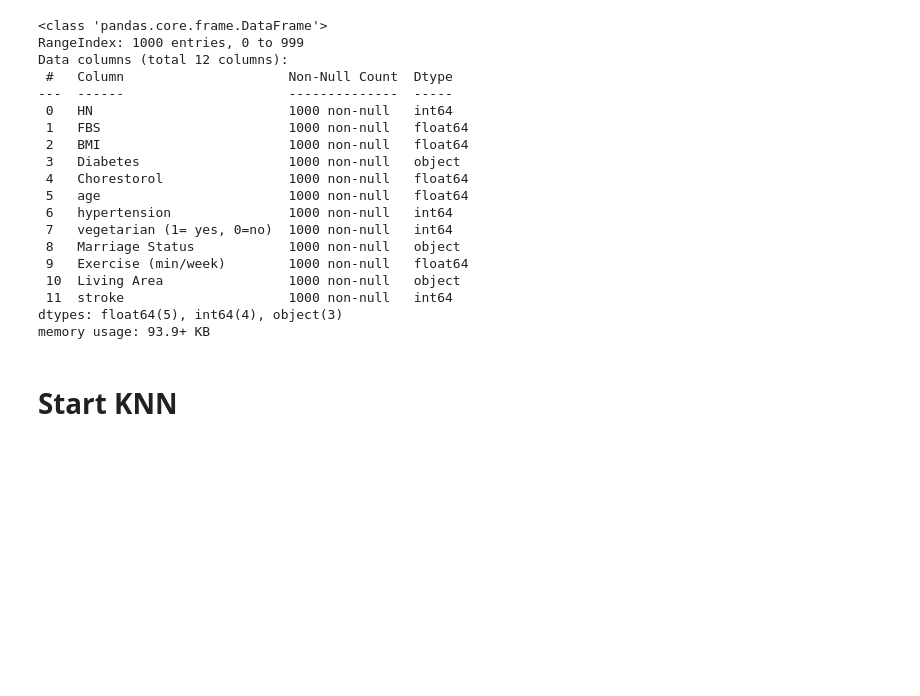
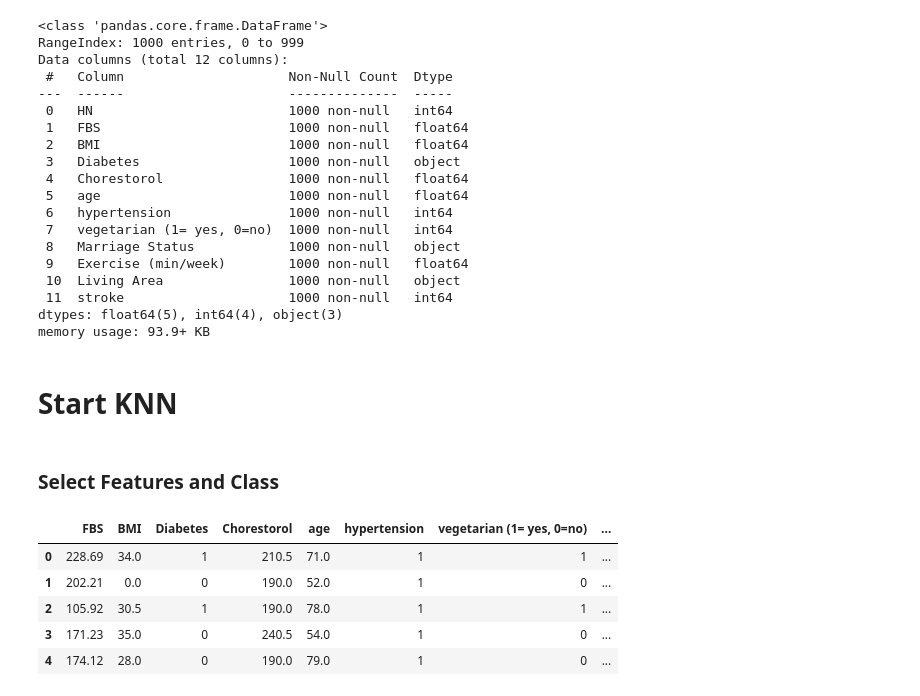
Before and after one commit to GeekWulf/AI-group-project, a Jupyter notebook: k_closest_neighbors/k_closeset_neighbors.ipynb, the cells around one changed output. Cells and saved outputs as stored; diff of their text form; code cells hidden in the pictures; blank space fills up the shorter version.

```diff
--- a/k_closest_neighbors/k_closeset_neighbors.ipynb
+++ b/k_closest_neighbors/k_closeset_neighbors.ipynb
@@ -125,3 +126,15 @@ dtypes: float64(5), int64(4), object(3)
 memory usage: 93.9+ KB
 # %% [markdown]
 # Start KNN
+# %% [markdown]
+### Select Features and Class
+# %%
+features = ['FBS', 'BMI', 'Diabetes', 'Chorestorol', 'age', 'hypertension', 'vegetarian (1= yes, 0=no)', 'Exercise (min/week)']
+df[features].head(5)
+# %% [output]
+|  | FBS | BMI | Diabetes | Chorestorol | age | hypertension | vegetarian (1= yes, 0=no) | ... |
+| 0 | 228.69 | 34.0 | 1 | 210.5 | 71.0 | 1 | 1 | ... |
+| 1 | 202.21 | 0.0 | 0 | 190.0 | 52.0 | 1 | 0 | ... |
+| 2 | 105.92 | 30.5 | 1 | 190.0 | 78.0 | 1 | 1 | ... |
+| 3 | 171.23 | 35.0 | 0 | 240.5 | 54.0 | 1 | 0 | ... |
+| 4 | 174.12 | 28.0 | 0 | 190.0 | 79.0 | 1 | 0 | ... |
```
Also changed, not shown: parts of 9 cells of this notebook.
